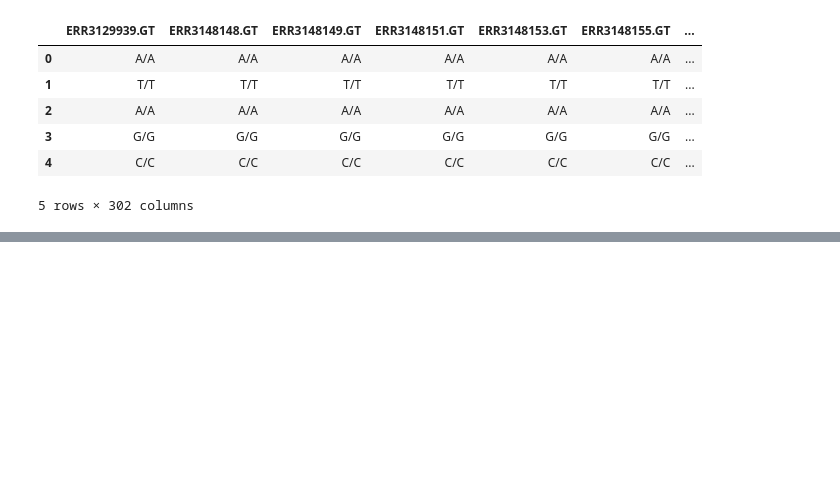
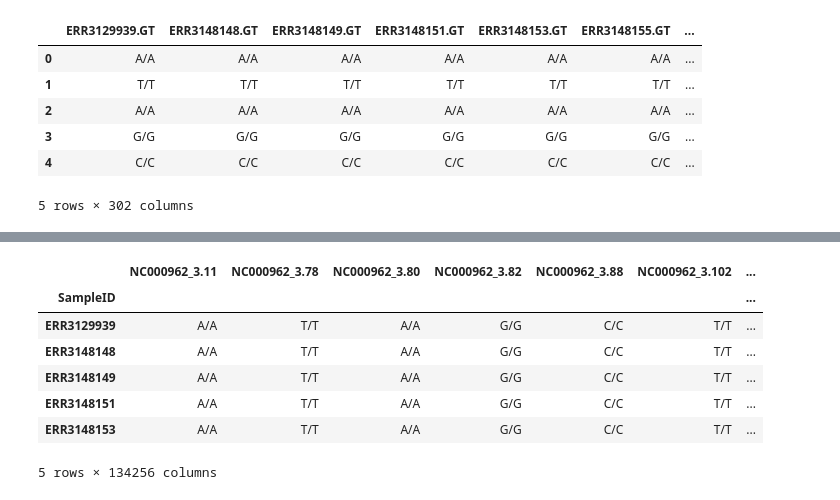
Before and after one commit to abhi18av/drug-resistance-prediction-cambiohack, a Jupyter notebook: src/notebooks/feature_engineering.ipynb, the cells around one changed output, grey strips where cells are left out. Cells and saved outputs as stored; diff of their text form; code cells hidden in the pictures; blank space fills up the shorter version.

Commit message:
another iteration on the feature engineering process

```diff
--- a/src/notebooks/feature_engineering.ipynb
+++ b/src/notebooks/feature_engineering.ipynb
@@ -367,0 +215,5 @@ final_df.head().to_csv("../data/processed/final_df_head.csv")
+# %%
+
+vcf_snps_df = pd.read_csv("../data/processed/vcf_df.csv")
+
+vcf_snps_df.head()
@@ -367,0 +228,12 @@ final_df.head().to_csv("../data/processed/final_df_head.csv")
+# %%
+vcf_snps_df = vcf_snps_df.rename(columns={'Unnamed: 0': 'SampleID'}).set_index('SampleID')
+vcf_snps_df.head()
+# %% [output]
+|  | NC000962_3.11 | NC000962_3.78 | NC000962_3.80 | NC000962_3.82 | NC000962_3.88 | NC000962_3.102 | ... |
+| SampleID |  |  |  |  |  |  | ... |
+| ERR3129939 | A/A | T/T | A/A | G/G | C/C | T/T | ... |
+| ERR3148148 | A/A | T/T | A/A | G/G | C/C | T/T | ... |
+| ERR3148149 | A/A | T/T | A/A | G/G | C/C | T/T | ... |
+| ERR3148151 | A/A | T/T | A/A | G/G | C/C | T/T | ... |
+| ERR3148153 | A/A | T/T | A/A | G/G | C/C | T/T | ... |
+5 rows × 134256 columns
```
Also changed, not shown: parts of 49 cells of this notebook, 6 other files.
